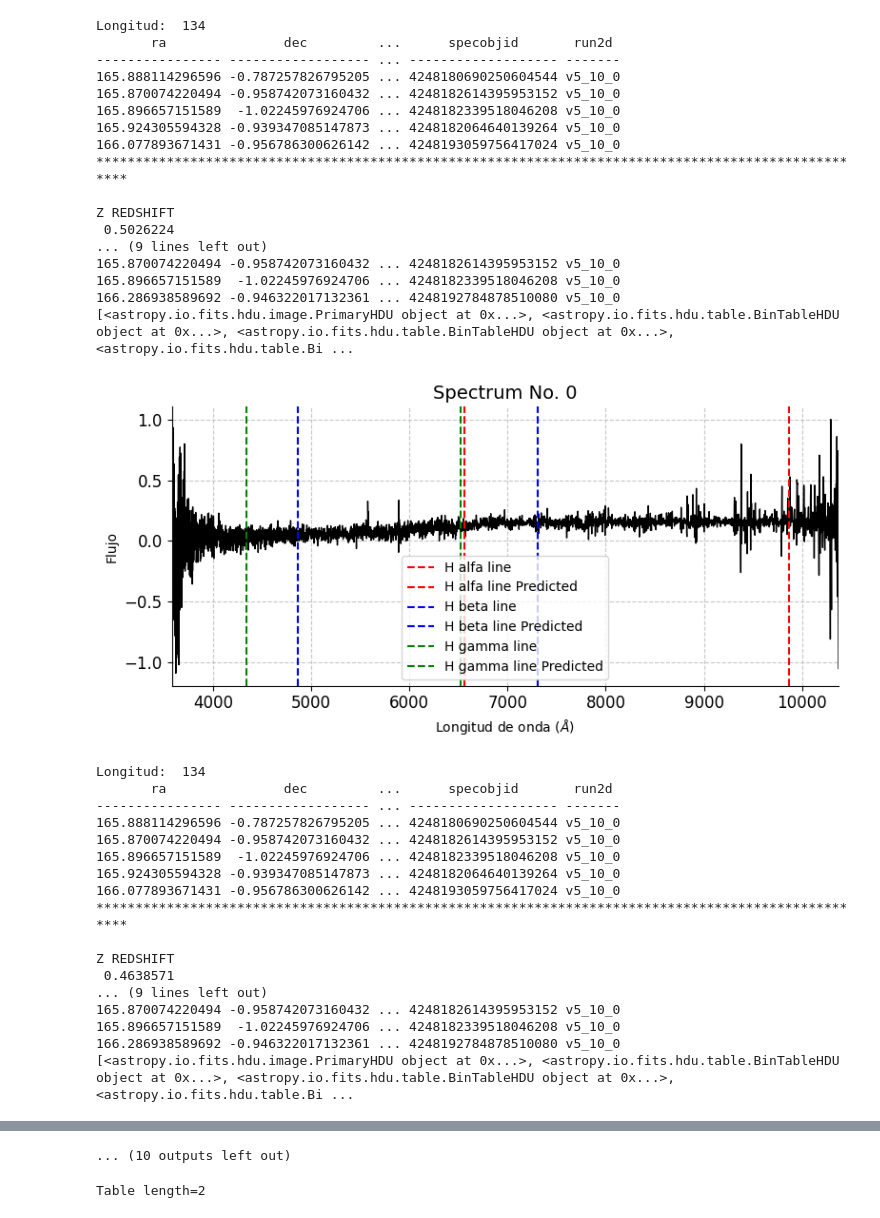
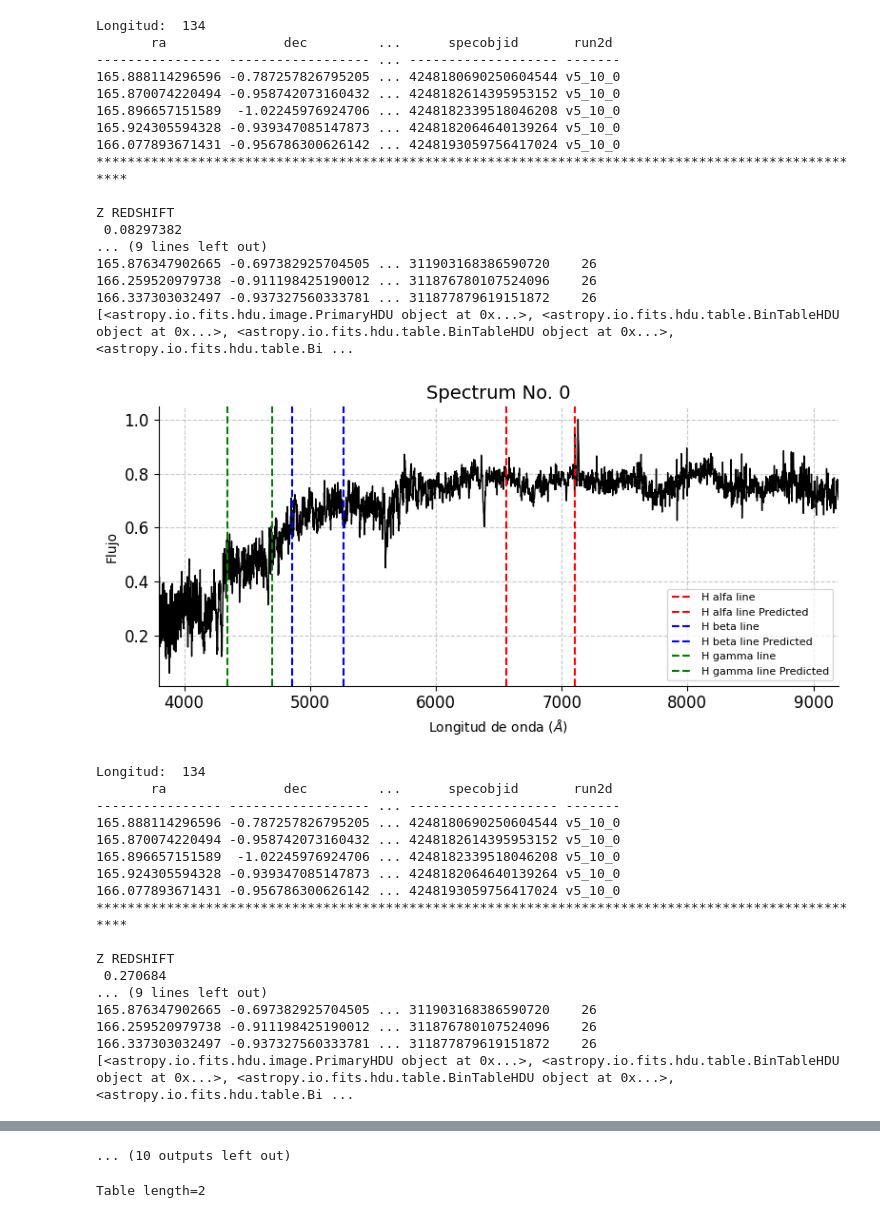
Before and after one commit to mapsm12/GETspectrum, a Jupyter notebook: sdssSpectrum.ipynb, the cells around one changed output, grey strips where cells are left out. Cells and saved outputs as stored; diff of their text form; code cells hidden in the pictures.

```diff
--- a/sdssSpectrum.ipynb
+++ b/sdssSpectrum.ipynb
@@ -60,7 +60,7 @@ def plot_spectra(wavelength, flux, spectrum_info='', redshiftZObservado=6563):
     ax.axvline(x= redshiftZObservado[1], color='blue', linestyle='--', label='H beta line Predicted')
     ax.axvline(x=balmer_lines[2], color='green', linestyle='--', label='H gamma line')
     ax.axvline(x= redshiftZObservado[2], color='green', linestyle='--', label='H gamma line Predicted')
-    ax.legend()
+    ax.legend(fontsize=8)
     plt.tight_layout()
     plt.show()
 
@@ -78,7 +78,7 @@ def descargar_y_visualizar_espectro(ra, dec, radius=10, n_spec=0, save_to_file=N
     pos = coords.SkyCoord(ra*u.deg, dec*u.deg, frame='icrs')
     # Buscar el espectro utilizando astroquery
     xid = SDSS.query_region(pos, spectro=True, radius=radius*u.arcsec)
-    xid=xid[xid["z"]>0.3]
+    xid=xid[(xid["z"]>0.01) & (xid["z"]<0.3)]
     balmer_lines = [6563, 4861, 4341, 4102, 3970, 3889]
     redshiftZ= xid[n_spec]["z"]
     redshiftZObservado=balmer_lines[0]*(1+redshiftZ)
@@ -160,21 +160,21 @@ Z REDSHIFT
 Longitud:  134
        ra               dec         ...      specobjid       run2d
 ---------------- ------------------ ... ------------------- -------
 165.888114296596 -0.787257826795205 ... 4248180690250604544 v5_10_0
 165.870074220494 -0.958742073160432 ... 4248182614395953152 v5_10_0
 165.896657151589  -1.02245976924706 ... 4248182339518046208 v5_10_0
 165.924305594328 -0.939347085147873 ... 4248182064640139264 v5_10_0
 166.077893671431 -0.956786300626142 ... 4248193059756417024 v5_10_0
 ****************************************************************************************************
 
 Z REDSHIFT
- 0.5026224
+ 0.08297382
 ... (9 lines left out)
-165.870074220494 -0.958742073160432 ... 4248182614395953152 v5_10_0
-165.896657151589  -1.02245976924706 ... 4248182339518046208 v5_10_0
-166.286938589692 -0.946322017132361 ... 4248192784878510080 v5_10_0
+165.876347902665 -0.697382925704505 ... 311903168386590720    26
+166.259520979738 -0.911198425190012 ... 311876780107524096    26
+166.337303032497 -0.937327560333781 ... 311877879619151872    26
 [<astropy.io.fits.hdu.image.PrimaryHDU object at 0x...>, <astropy.io.fits.hdu.table.BinTableHDU object at 0x...>, <astropy.io.fits.hdu.table.BinTableHDU object at 0x...>, <astropy.io.fits.hdu.table.Bi ...
-[figure, old version]
+[figure, new version]
 Longitud:  134
        ra               dec         ...      specobjid       run2d
 ---------------- ------------------ ... ------------------- -------
@@ -186,9 +186,9 @@ Longitud:  134
 ****************************************************************************************************
 
 Z REDSHIFT
- 0.4638571
+ 0.270684
 ... (9 lines left out)
-165.870074220494 -0.958742073160432 ... 4248182614395953152 v5_10_0
-165.896657151589  -1.02245976924706 ... 4248182339518046208 v5_10_0
-166.286938589692 -0.946322017132361 ... 4248192784878510080 v5_10_0
+165.876347902665 -0.697382925704505 ... 311903168386590720    26
+166.259520979738 -0.911198425190012 ... 311876780107524096    26
+166.337303032497 -0.937327560333781 ... 311877879619151872    26
 [<astropy.io.fits.hdu.image.PrimaryHDU object at 0x...>, <astropy.io.fits.hdu.table.BinTableHDU object at 0x...>, <astropy.io.fits.hdu.table.BinTableHDU object at 0x...>, <astropy.io.fits.hdu.table.Bi ...
```
Also changed, not shown: parts of 1 cell of this notebook, 11 other files.
